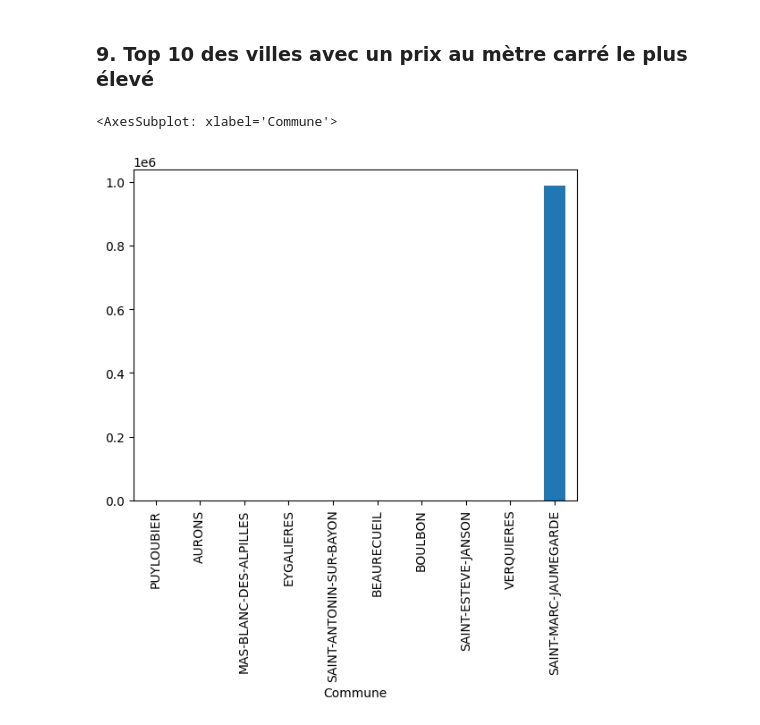
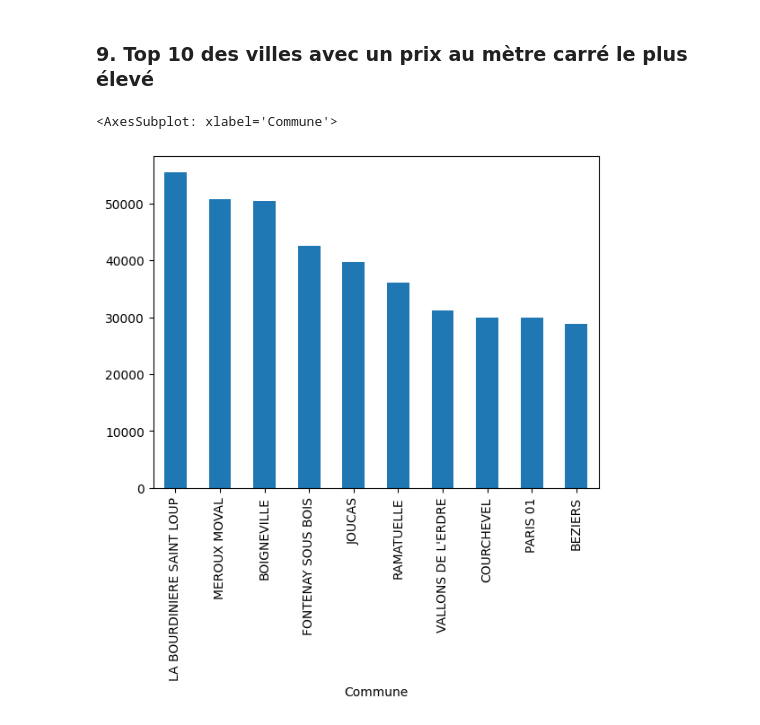
Before and after one commit to yannvillellas/Analysis-of-DVF-data, a Jupyter notebook: rapport.ipynb, the cells around one changed output. Drawn from its saved outputs; the diff is of its cells as text; code cells hidden in the pictures.

```diff
--- a/rapport.ipynb
+++ b/rapport.ipynb
@@ -131,6 +135,9 @@ dvf2022 = dvf2022.drop_duplicates(subset=['Date mutation', 'Valeur fonciere', 'S
 # On fait un nouveau tableau contenant que des "Metre carre" non nuls
 dvf2022_metre_carre = dvf2022[dvf2022['Metre carre'] >= 1]
 
+#On remplace le nom des communes avec un - par un espace
+dvf2022_metre_carre['Commune'] = dvf2022_metre_carre['Commune'].str.replace('-', ' ')
+
 
 #On affiche les deux tableaux
 dvf2022
@@ -347,16 +344,16 @@ prix_en_fonction_nature.plot(kind='bar', x='Commune', y='Prix moyen au mètre ca
 # %%
 #Top 10 des villes avec un prix au mètre carré le plus élevé
 
-top_10 = dvf2022.groupby('Commune')['Valeur fonciere'].mean() / dvf2022_marseille.groupby('Commune')['Metre carre'].mean()
+top_10 = dvf2022_metre_carre.groupby('Commune')['Valeur fonciere'].mean() / dvf2022_metre_carre.groupby('Commune')['Metre carre'].mean()
 
 #On trie par ordre décroissant
 top_10 = top_10.sort_values(ascending=False)
 
 #On garde que les 10 premiers
 top_10 = top_10.head(10)
 
 #On plot
 top_10.plot(kind='bar', x='Commune', y='Prix moyen au mètre carré')
 # %% [output]
 <AxesSubplot: xlabel='Commune'>
-[figure, old version]
+[figure, new version]
```
Also changed, not shown: parts of 8 cells of this notebook, 3 other files.
